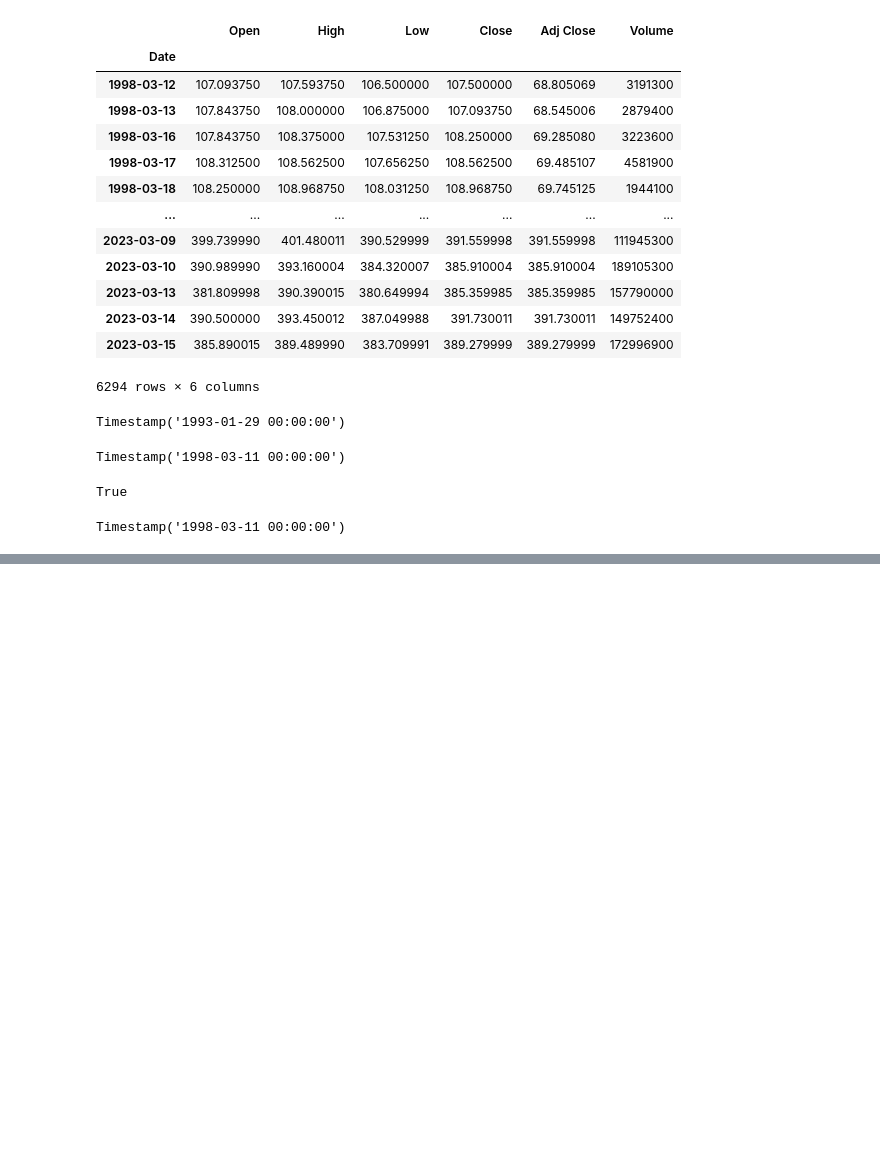
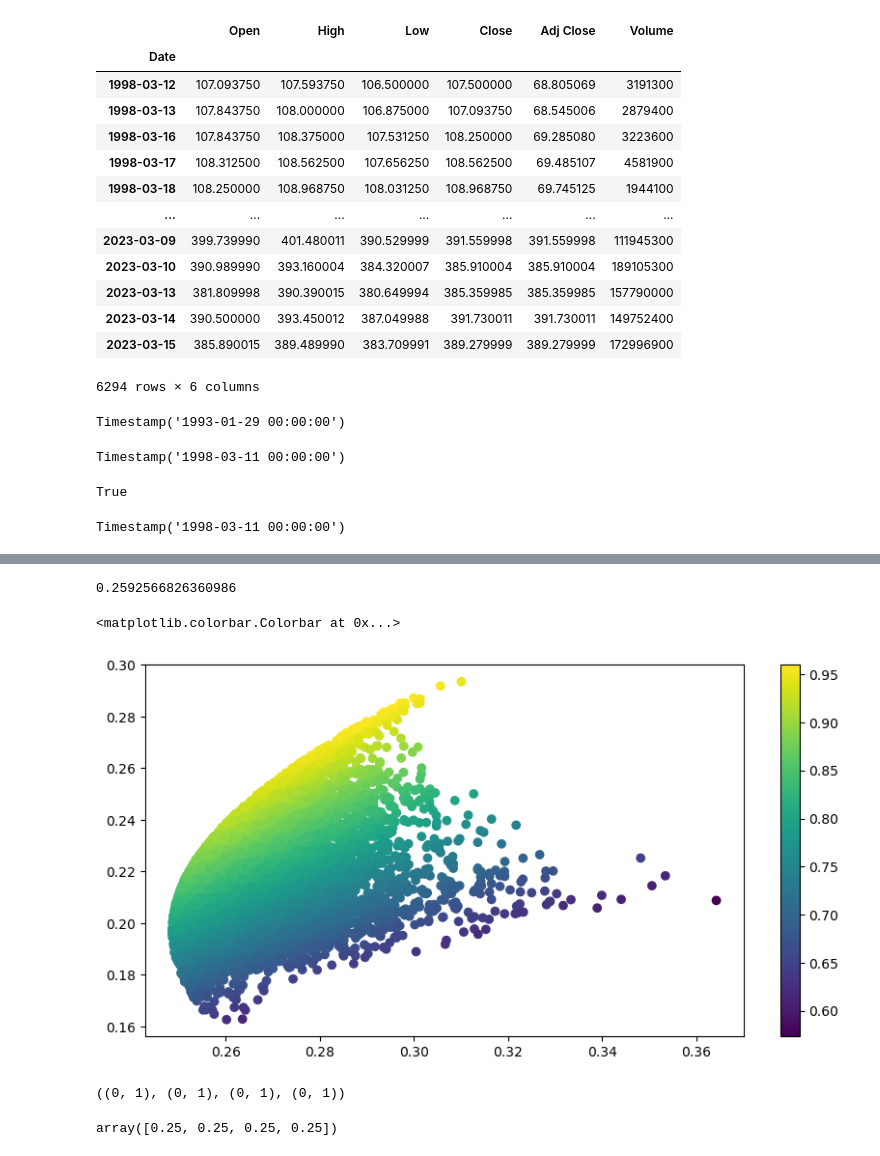
Before and after one commit to pot8osince98/myproject, a Jupyter notebook: myportfolio/projects/Notebooks/stocks_dash.ipynb, the cells around one changed output, grey strips where cells are left out. Drawn from its saved outputs; the diff is of its cells as text; code cells hidden in the pictures; blank space fills up the shorter version.

Commit message:
added monte carlo simulation, optimal weights

```diff
--- a/myportfolio/projects/Notebooks/stocks_dash.ipynb
+++ b/myportfolio/projects/Notebooks/stocks_dash.ipynb
@@ -101,0 +220,26 @@ Timestamp('1998-03-11 00:00:00')
+# %%
+def calculate_returns(weights,log_rets):
+    return np.sum(log_rets.mean()*weights) * 252
+# %%
+def calculate_volatility(weights,log_rets_cov):
+    annualized_cov = np.dot(log_rets_cov*252,weights)
+    vol = np.dot(weights.transpose(),annualized_cov)
+    return vol**0.5
+# %%
+calculate_volatility(equal_weights,log_rets_cov)
+# %% [output]
+0.2592566826360986
+# %%
+mc_portfolio_returns = []
+mc_portfolio_vol = []
+mc_weights = []
+
+for sim in range(10000):
+    weights = gen_weights(N)
+    mc_weights.append(weights)
+    sim_returns = calculate_returns(weights,log_rets)
+    mc_portfolio_returns.append(sim_returns)
+    sim_vol = calculate_volatility(weights,log_rets_cov)
+    mc_portfolio_vol.append(sim_vol)
+# %%
+mc_sr = np.array(mc_portfolio_returns)/np.array(mc_portfolio_vol)
@@ -101,0 +248,7 @@ Timestamp('1998-03-11 00:00:00')
+# %%
+plt.figure(figsize=(10,5))
+plt.scatter(mc_portfolio_vol,mc_portfolio_returns,c=mc_sr)
+plt.colorbar()
+# %% [output]
+<matplotlib.colorbar.Colorbar at 0x...>
+[figure, added]
@@ -101,0 +263,4 @@ Timestamp('1998-03-11 00:00:00')
+# %%
+bounds
+# %% [output]
+((0, 1), (0, 1), (0, 1), (0, 1))
@@ -101,0 +269,4 @@ Timestamp('1998-03-11 00:00:00')
+# %%
+equal_weights
+# %% [output]
+array([0.25, 0.25, 0.25, 0.25])
```
Also changed, not shown: parts of 34 cells of this notebook, 3 other files.
